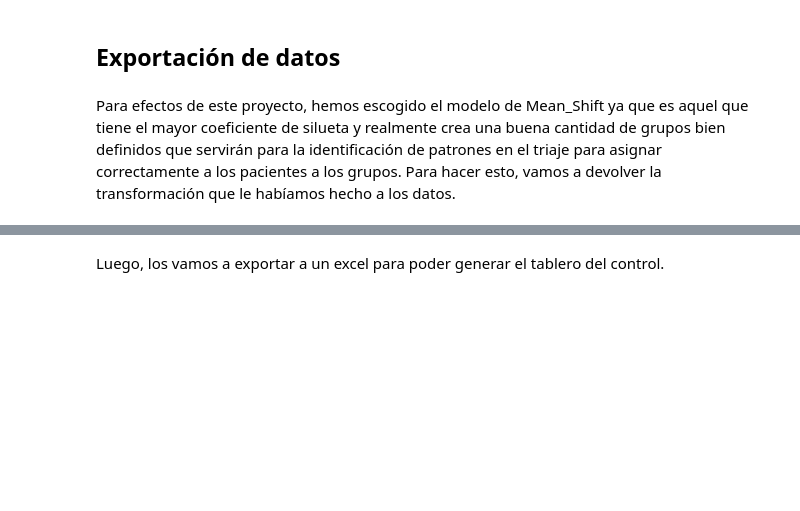
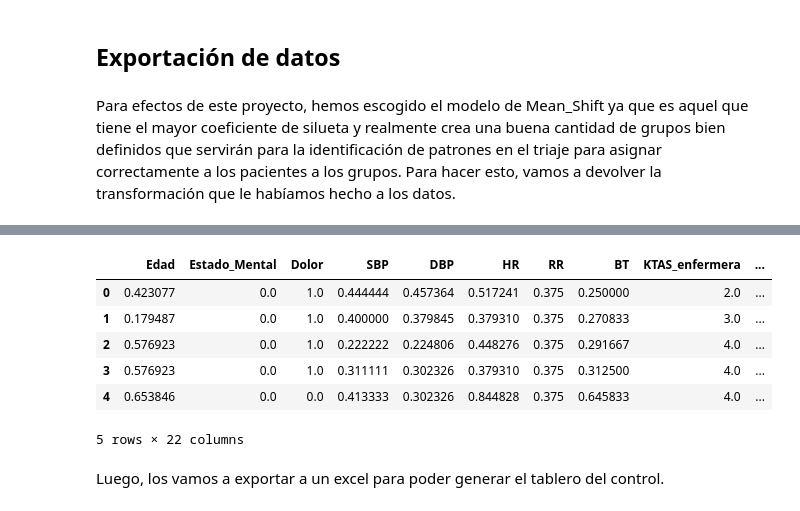
Before and after one commit to Grupo-Lab-BI/Lab_2, a Jupyter notebook: Lab2.ipynb, the cells around one changed output, grey strips where cells are left out. Cells and saved outputs as stored; diff of their text form; code cells hidden in the pictures; blank space fills up the shorter version.

```diff
--- a/Lab2.ipynb
+++ b/Lab2.ipynb
@@ -736,7 +763,17 @@ Para efectos de este proyecto, hemos escogido el modelo de Mean_Shift ya que es
 # %%
 scaled_df_original = scaler.inverse_transform(scaled_df)
 scaled_df_original = pd.DataFrame(scaled_df_original, columns=dataCopy.columns)
-scaled_df_original['Grupo'] = [f"Grupo {i+1}" for i in mean_shift_labels]
+scaled_df_original['Grupo'] = [i + 1 for i in mean_shift_labels]
+# %%
+scaled_df_original.head()
+# %% [output]
+|  | Edad | Estado_Mental | Dolor | SBP | DBP | HR | RR | BT | KTAS_enfermera | ... |
+| 0 | 0.423077 | 0.0 | 1.0 | 0.444444 | 0.457364 | 0.517241 | 0.375 | 0.250000 | 2.0 | ... |
+| 1 | 0.179487 | 0.0 | 1.0 | 0.400000 | 0.379845 | 0.379310 | 0.375 | 0.270833 | 3.0 | ... |
+| 2 | 0.576923 | 0.0 | 1.0 | 0.222222 | 0.224806 | 0.448276 | 0.375 | 0.291667 | 4.0 | ... |
+| 3 | 0.576923 | 0.0 | 1.0 | 0.311111 | 0.302326 | 0.379310 | 0.375 | 0.312500 | 4.0 | ... |
+| 4 | 0.653846 | 0.0 | 0.0 | 0.413333 | 0.302326 | 0.844828 | 0.375 | 0.645833 | 4.0 | ... |
+5 rows × 22 columns
 # %% [markdown]
 Luego, los vamos a exportar a un excel para poder generar el tablero del control.
 # %%
```
Also changed, not shown: parts of 4 cells of this notebook.
